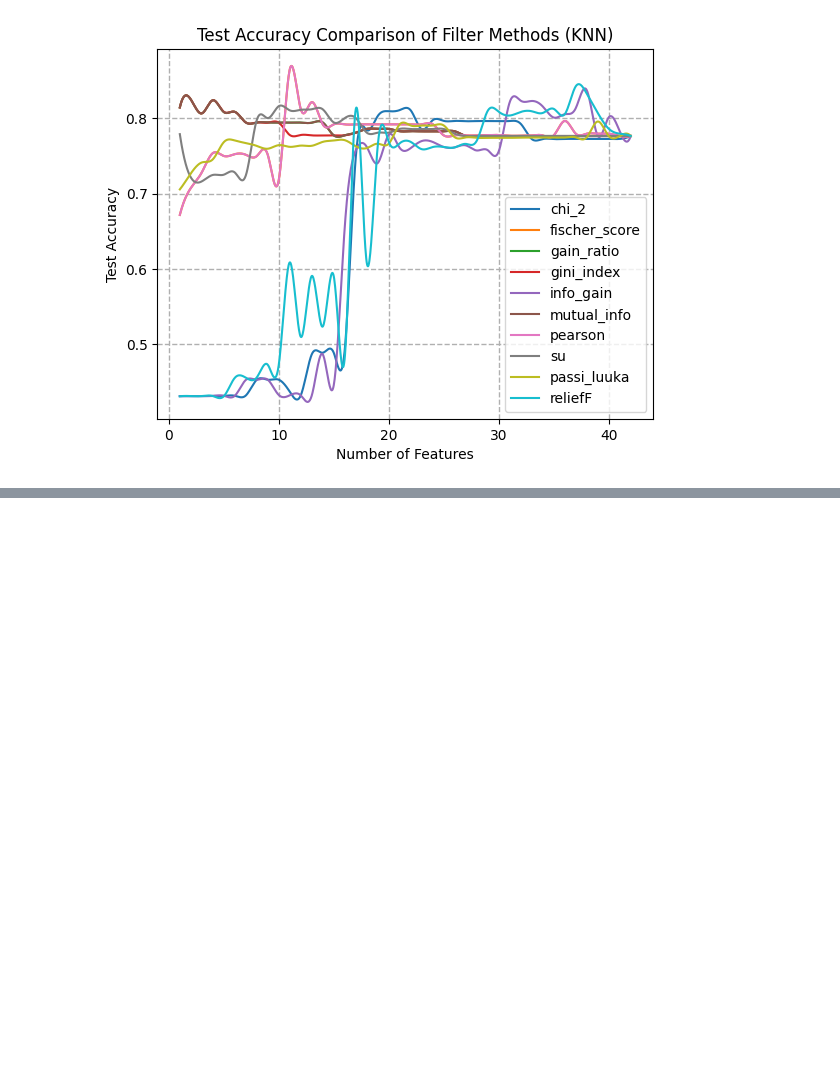
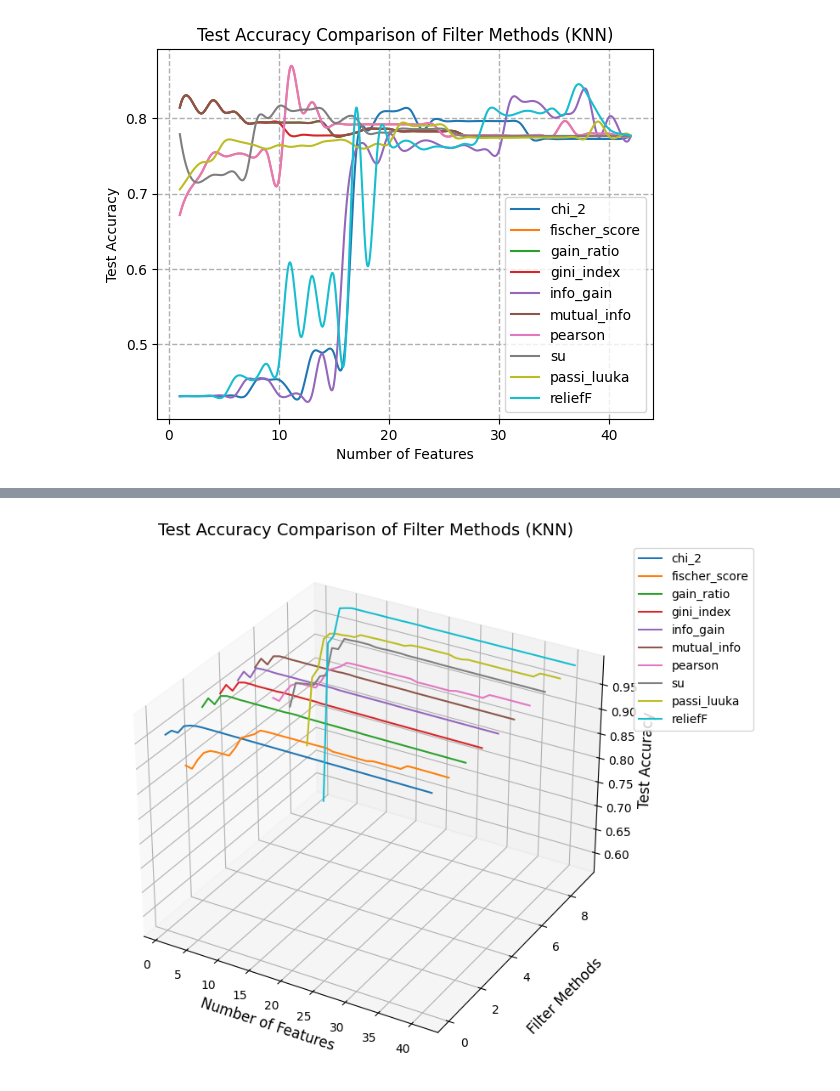
Before and after one commit to aravinds44/IntrusionDetection, a Jupyter notebook: NSL KDD/FeatureSelectionBinary/feature_ranking/feature_ranking_plot/feature_ranking_plot.ipynb, the cells around one changed output, grey strips where cells are left out. Cells and saved outputs as stored; diff of their text form; code cells hidden in the pictures; blank space fills up the shorter version.

```diff
--- a/NSL KDD/FeatureSelectionBinary/feature_ranking/feature_ranking_plot/feature_ranking_plot.ipynb
+++ b/NSL KDD/FeatureSelectionBinary/feature_ranking/feature_ranking_plot/feature_ranking_plot.ipynb
@@ -538,0 +682,23 @@ plt.show()
+# %%
+from mpl_toolkits.mplot3d import Axes3D
+
+# Increase the overall figure size
+fig = plt.figure(figsize=(10, 8))
+
+ax = fig.add_subplot(111, projection='3d')
+
+# Assuming 'filters' is a list of your filters
+for i, filter in enumerate(filter_accuracy_knn):
+    ax.plot(filter_accuracy_knn[filter][0], filter_accuracy_knn[filter][1], zs=i, zdir='y', label=filter)
+
+# Increase label and title font sizes
+ax.set_xlabel('Number of Features', fontsize=12)
+ax.set_ylabel('Filter Methods', fontsize=12,labelpad=15)
+ax.set_zlabel('Test Accuracy', fontsize=12)
+ax.set_title('Test Accuracy Comparison of Filter Methods (KNN)', fontsize=14)
+
+ax.legend(loc='upper left', bbox_to_anchor=(1, 1))
+
+plt.show()
+# %% [output]
+[figure, added]
```
Also changed, not shown: parts of 13 cells of this notebook, 10 other files.
